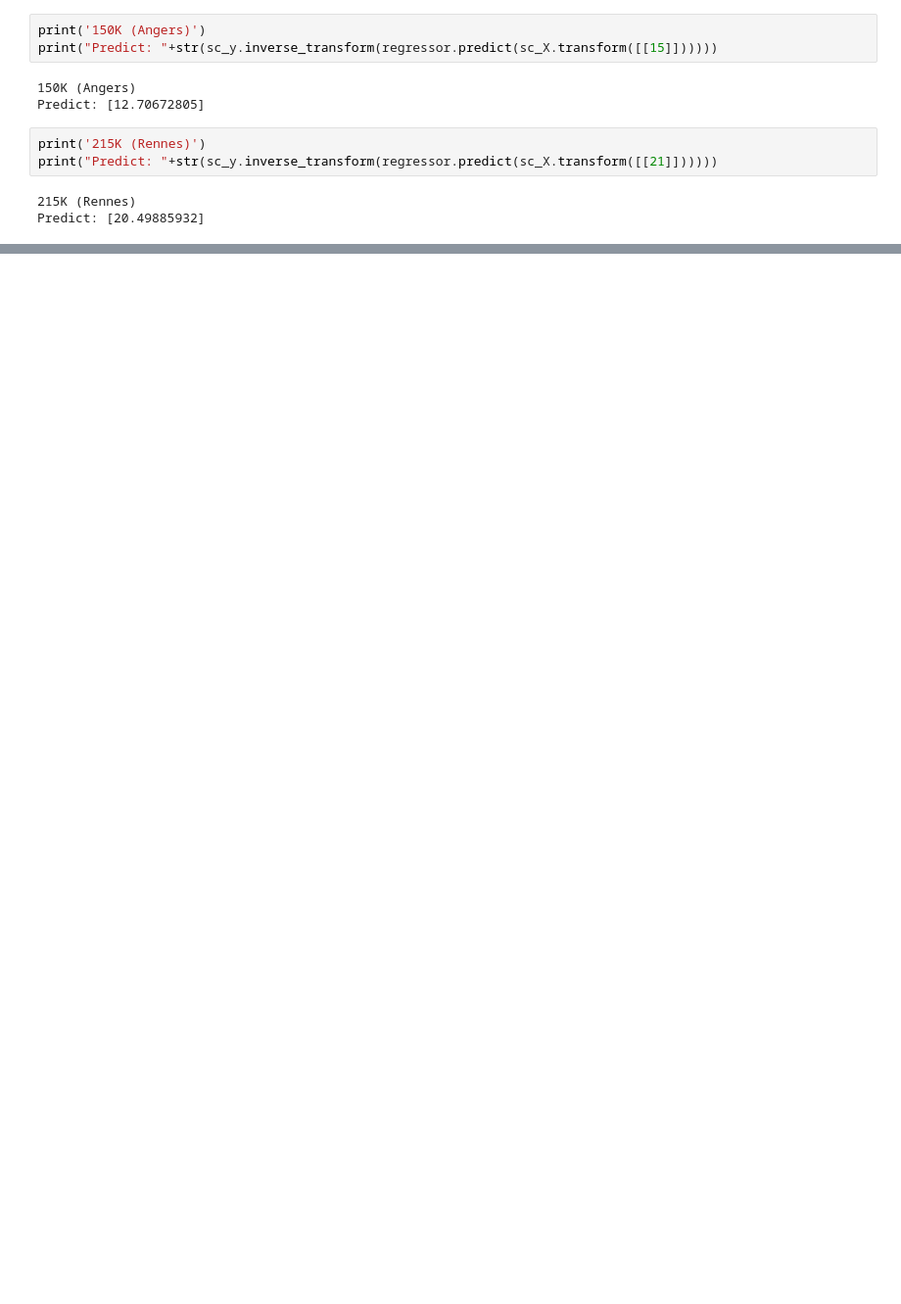
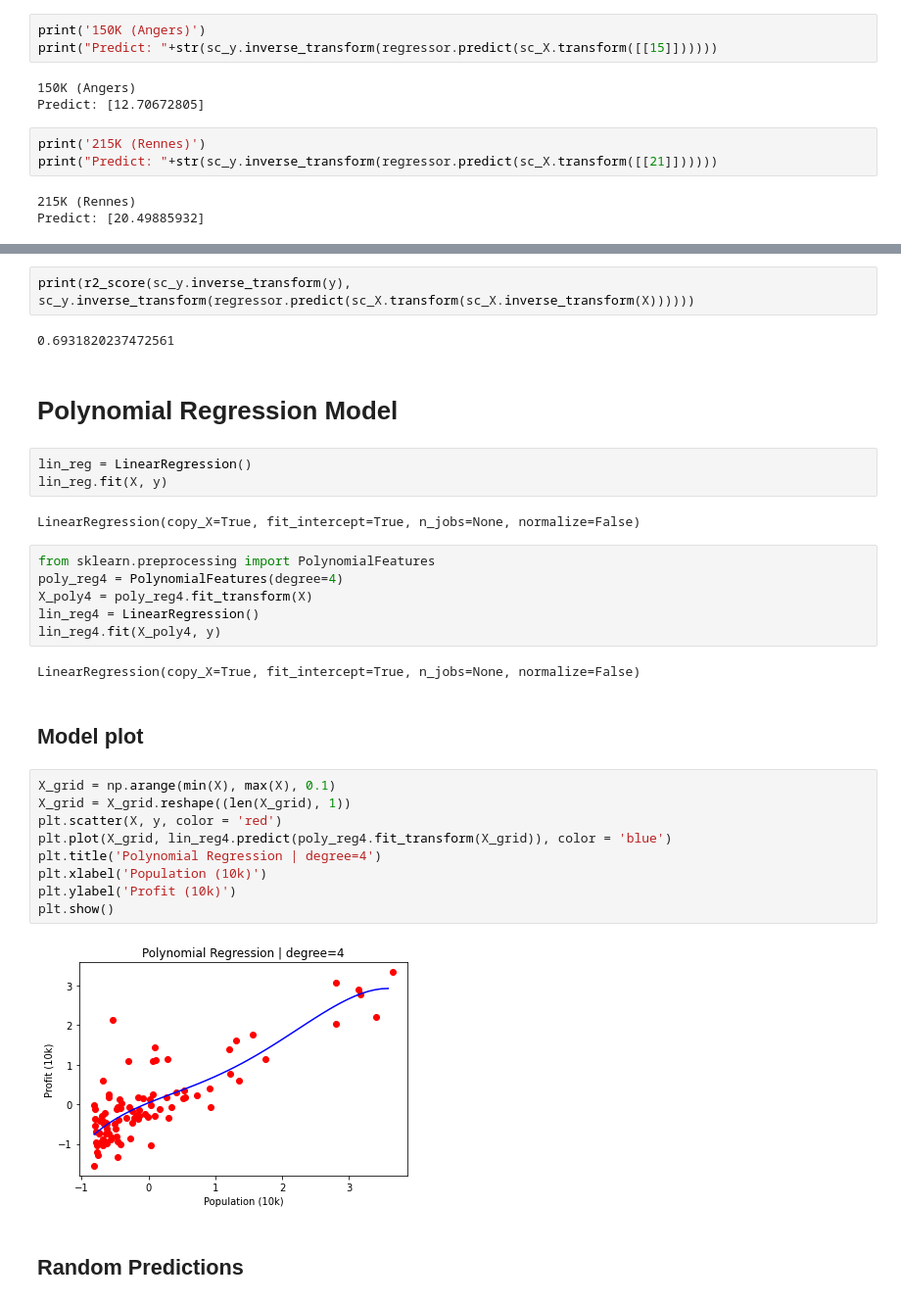
Before and after one commit to SimonDuperray/ai_FoodTrucks, a Jupyter notebook: FoodTruck.ipynb, the cells around one changed output, grey strips where cells are left out. Shown at 98% size. Saved outputs shown, nothing was run; the diff lists cells and outputs as text; blank space fills up the shorter version.

```diff
--- a/FoodTruck.ipynb
+++ b/FoodTruck.ipynb
@@ -192,0 +195,34 @@ Predict: [20.49885932]
+# %%
+print(r2_score(sc_y.inverse_transform(y), sc_y.inverse_transform(regressor.predict(sc_X.transform(sc_X.inverse_transform(X))))))
+# %% [output]
+0.6931820237472561
+# %% [markdown]
+# Polynomial Regression Model
+# %%
+lin_reg = LinearRegression()
+lin_reg.fit(X, y)
+# %% [output]
+LinearRegression(copy_X=True, fit_intercept=True, n_jobs=None, normalize=False)
+# %%
+from sklearn.preprocessing import PolynomialFeatures
+poly_reg4 = PolynomialFeatures(degree=4)
+X_poly4 = poly_reg4.fit_transform(X)
+lin_reg4 = LinearRegression()
+lin_reg4.fit(X_poly4, y)
+# %% [output]
+LinearRegression(copy_X=True, fit_intercept=True, n_jobs=None, normalize=False)
+# %% [markdown]
+## Model plot
+# %%
+X_grid = np.arange(min(X), max(X), 0.1)
+X_grid = X_grid.reshape((len(X_grid), 1))
+plt.scatter(X, y, color = 'red')
+plt.plot(X_grid, lin_reg4.predict(poly_reg4.fit_transform(X_grid)), color = 'blue')
+plt.title('Polynomial Regression | degree=4')
+plt.xlabel('Population (10k)')
+plt.ylabel('Profit (10k)')
+plt.show()
+# %% [output]
+[figure, added]
+# %% [markdown]
+## Random Predictions
```
Also changed, not shown: parts of 28 cells of this notebook, 2 other files.
